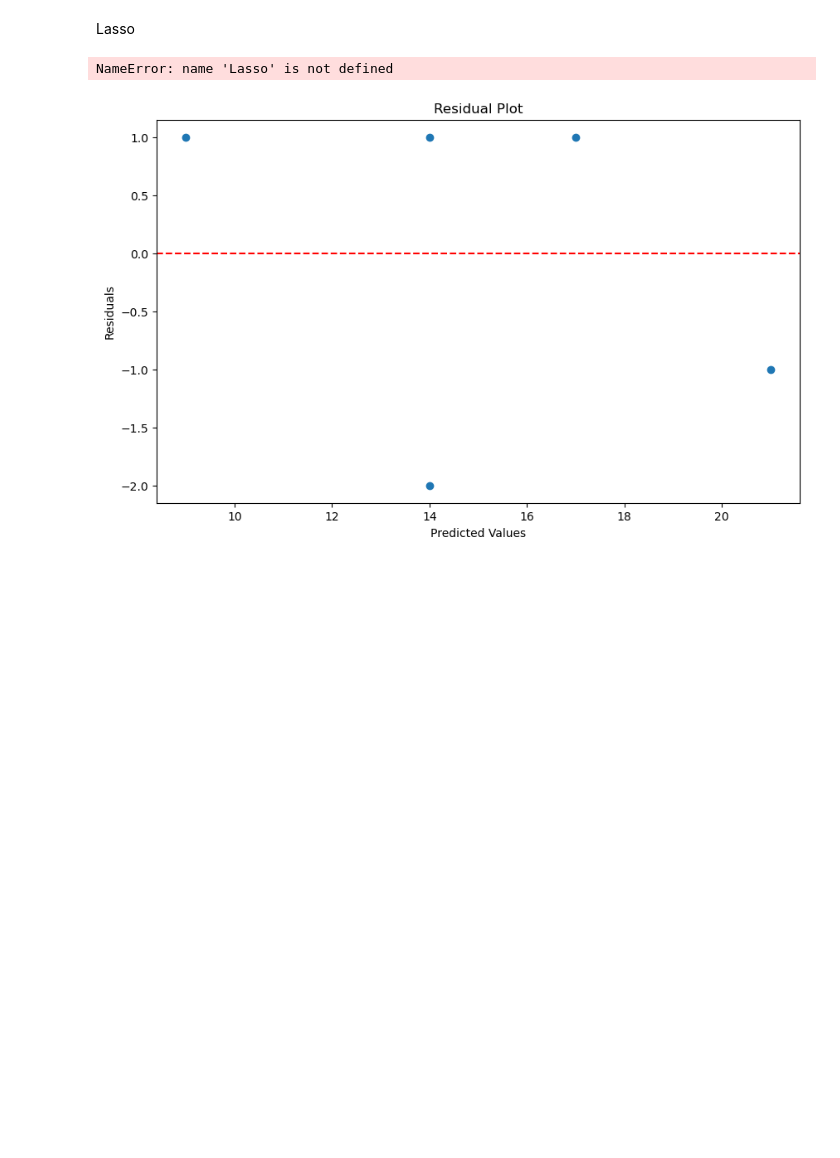
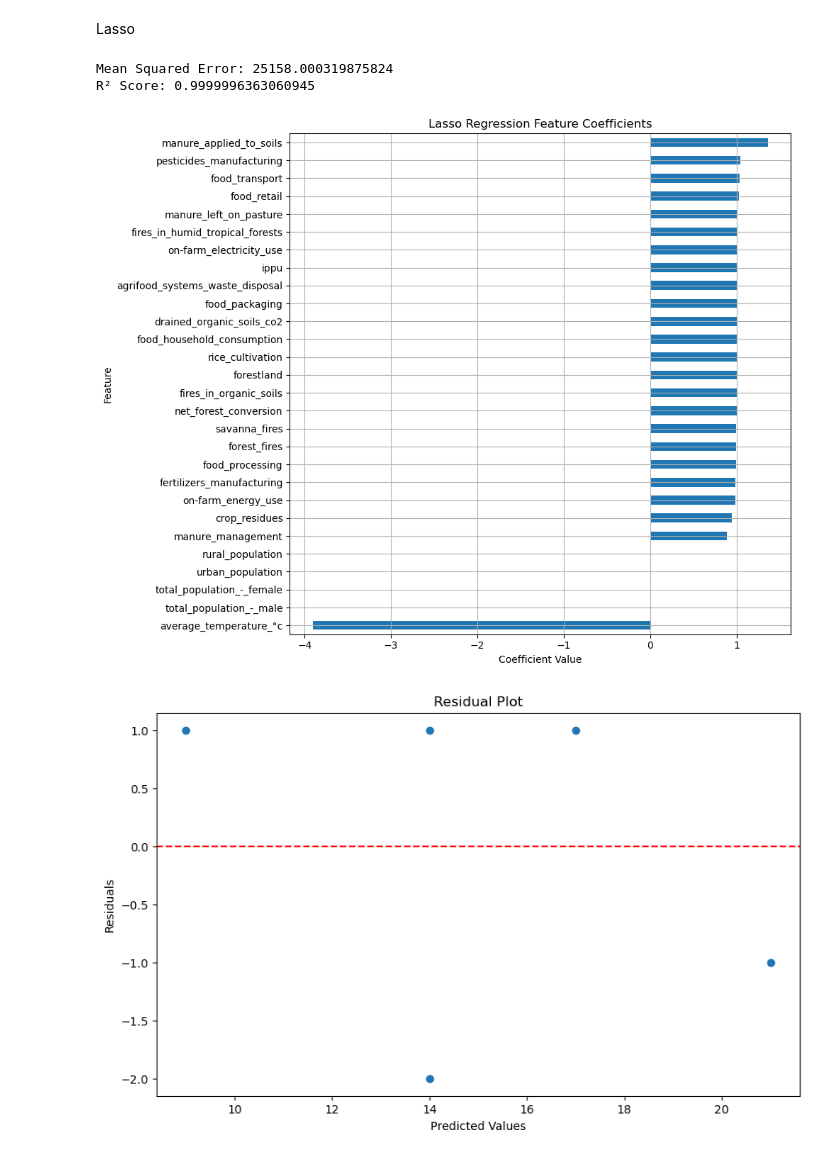
Before and after one commit to mdangirwa/Group-2-Team, a Jupyter notebook: Team2-Regression-Project-Submission.ipynb, the cells around one changed output. Saved outputs shown, nothing was run; the diff lists cells and outputs as text; code cells hidden in the pictures; blank space fills up the shorter version.

```diff
--- a/Team2-Regression-Project-Submission.ipynb
+++ b/Team2-Regression-Project-Submission.ipynb
@@ -356,67 +426,66 @@ plt.show()
 # %% [markdown]
 Lasso
 # %%
+import pandas as pd
+import numpy as np
+import matplotlib.pyplot as plt
+from sklearn.model_selection import train_test_split
+from sklearn.linear_model import Lasso
+from sklearn.metrics import mean_squared_error, r2_score
+
+# Load the dataset
+file_name = "co2_emissions_from_agri.csv"
+df = pd.read_csv(file_name)
+
+# Clean column names
+df.columns = df.columns.str.strip().str.lower().str.replace(' ', '_').str.replace('(', '').str.replace(')', '')
+
+# Convert all columns to numeric where possible
+df = df.apply(pd.to_numeric, errors='coerce')
+
+# Drop non-numeric and irrelevant columns
+df = df.drop(columns=['area', 'year'])
+
+# Fill missing values with 0
+df = df.fillna(0)
 
 # Define features and target
 target = 'total_emission'
 X = df.drop(columns=[target])
 y = df[target]
 
 # Split the data
 X_train, X_test, y_train, y_test = train_test_split(X, y, test_size=0.2, random_state=42)
 
 # Initialize and train Lasso model
 lasso = Lasso(alpha=1.0)
 lasso.fit(X_train, y_train)
 
 # Predict and evaluate
 y_pred = lasso.predict(X_test)
 mse = mean_squared_error(y_test, y_pred)
 r2 = r2_score(y_test, y_pred)
 
 print(f"Mean Squared Error: {mse}")
 print(f"R² Score: {r2}")
 
 # Display feature coefficients
 coefficients = pd.Series(lasso.coef_, index=X.columns)
-print("Lasso Coefficients:")
-print(coefficients)
+non_zero_coefficients = coefficients[coefficients != 0]
+
+# Plot the non-zero coefficients
+plt.figure(figsize=(10, 8))
+non_zero_coefficients.sort_values().plot(kind='barh')
+plt.title('Lasso Regression Feature Coefficients')
+plt.xlabel('Coefficient Value')
+plt.ylabel('Feature')
+plt.grid(True)
+plt.tight_layout()
+plt.show()
+# %% [output]
+Mean Squared Error: 25158.000319875824
+R² Score: 0.9999996363060945
+[figure, added]
-# %%
-# Define features and target
-target = 'total_emission'
-X = df.drop(columns=[target])
-y = df[target]
-
-# Split the data
-X_train, X_test, y_train, y_test = train_test_split(X, y, test_size=0.2, random_state=42)
-
-# Initialize and train Lasso model
-lasso = Lasso(alpha=1.0)
-lasso.fit(X_train, y_train)
-
-# Predict and evaluate
-y_pred = lasso.predict(X_test)
-mse = mean_squared_error(y_test, y_pred)
-r2 = r2_score(y_test, y_pred)
-
-print(f"Mean Squared Error: {mse}")
-print(f"R² Score: {r2}")
-
-# Display feature coefficients
-coefficients = pd.Series(lasso.coef_, index=X.columns)
-non_zero_coefficients = coefficients[coefficients != 0]
-
-# Plot the non-zero coefficients
-plt.figure(figsize=(10, 8))
-non_zero_coefficients.sort_values().plot(kind='barh')
-plt.title('Lasso Regression Feature Coefficients')
-plt.xlabel('Coefficient Value')
-plt.ylabel('Feature')
-plt.grid(True)
-plt.tight_layout()
-plt.show()
-# %% [output]
-NameError: name 'Lasso' is not defined
 # %%
 # Assuming you have a model and predictions
 residuals = observed_values - predicted_values
```
Also changed, not shown: parts of 12 cells of this notebook.
